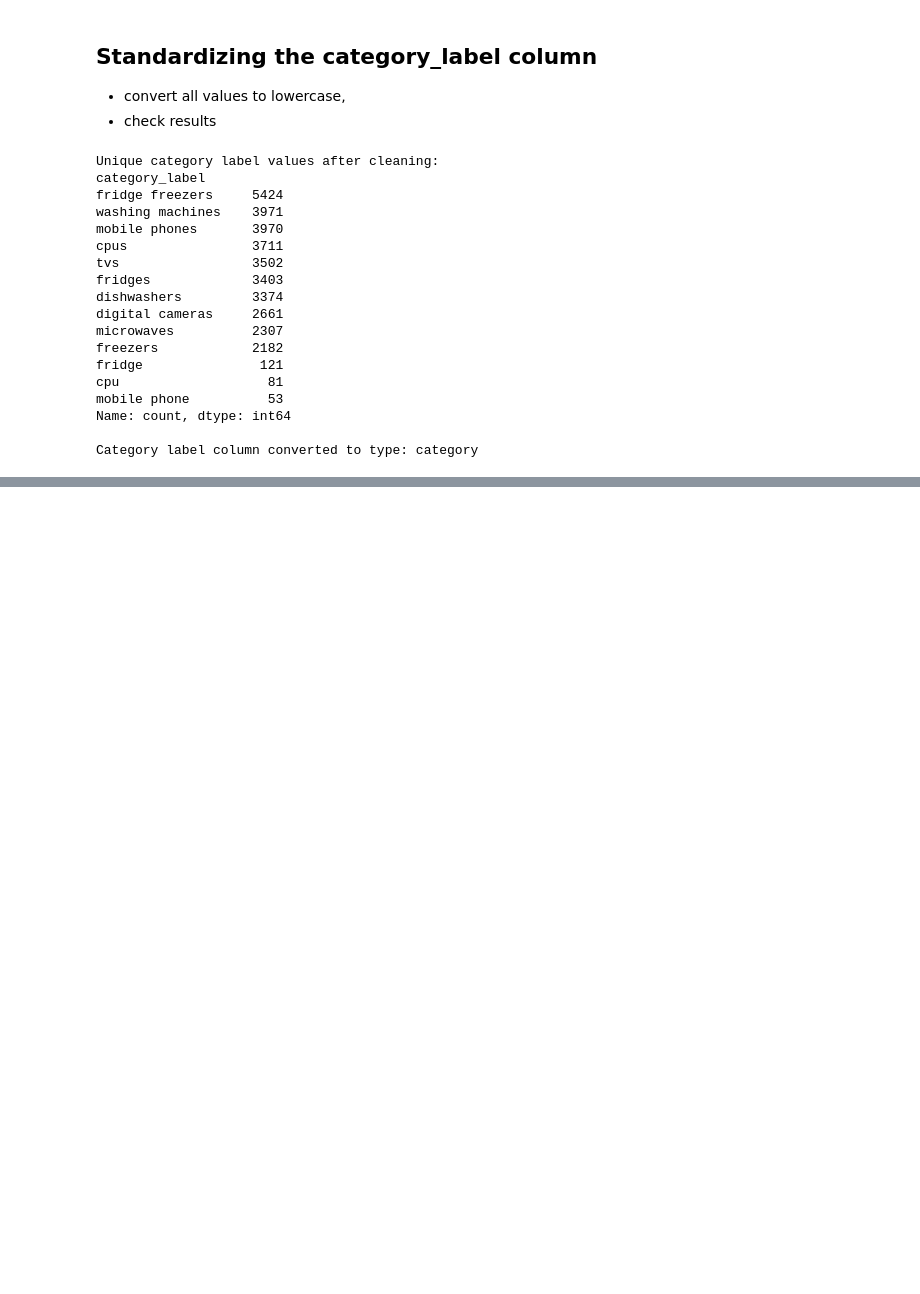
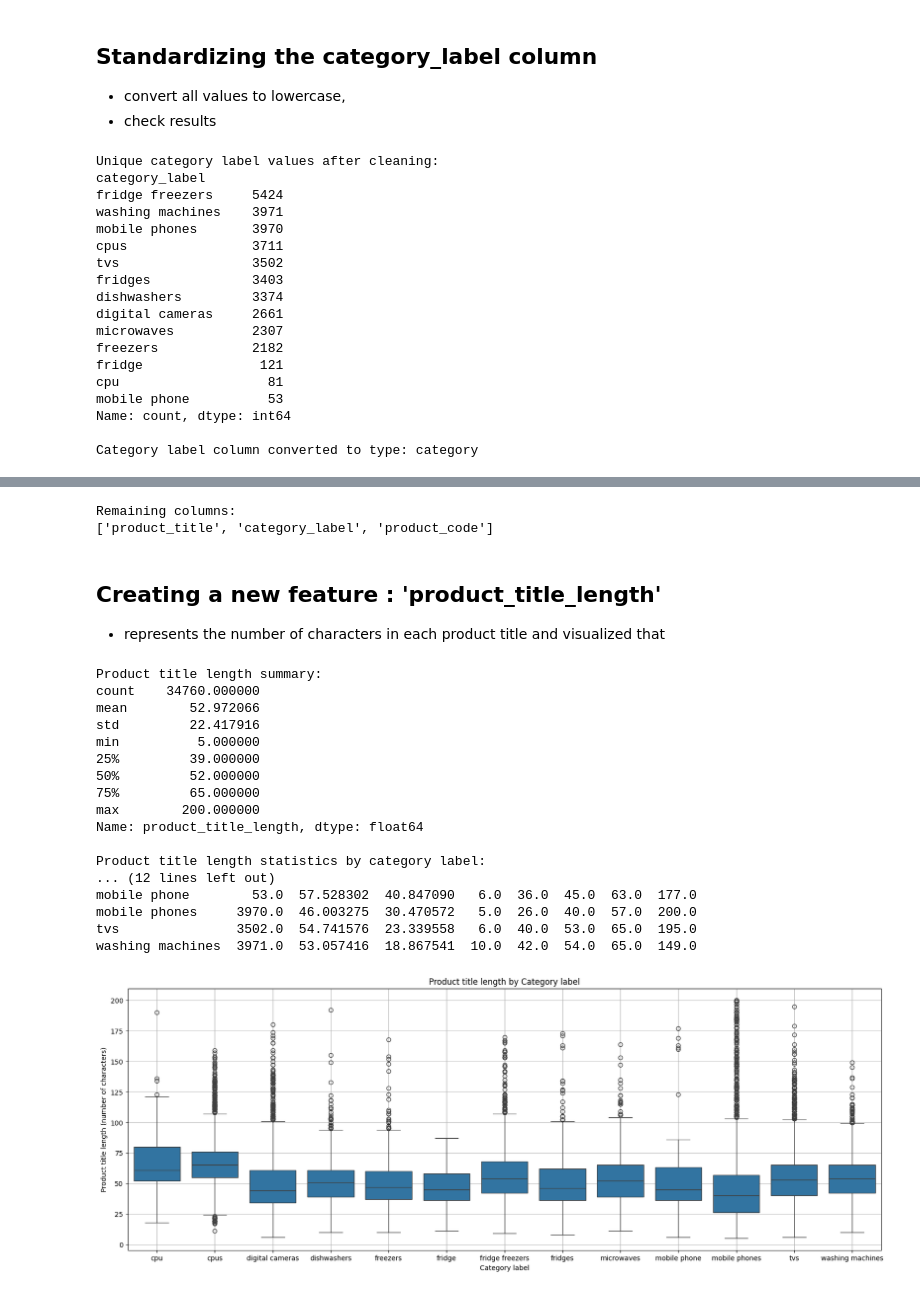
Before and after one commit to ialexbaltag/ml-product-prediction, a Jupyter notebook: notebook/ml_prediction_product.ipynb, the cells around one changed output, grey strips where cells are left out. Cells and saved outputs as stored; diff of their text form; code cells hidden in the pictures; blank space fills up the shorter version.

```diff
--- a/notebook/ml_prediction_product.ipynb
+++ b/notebook/ml_prediction_product.ipynb
@@ -322,0 +332,58 @@ Category label column converted to type: category
+# %%
+# Drop columns that are not useful for modeling
+df = df.drop(columns=['product_id', 'merchant_id','number_of_views', 'merchant_rating','listing_date'])
+
+# Preview remaining columns
+print("Remaining columns:")
+print(df.columns.tolist())
+# %% [output]
+Remaining columns:
+['product_title', 'category_label', 'product_code']
+# %% [markdown]
+## Creating a new feature : 'product_title_length'
+- represents the number of characters in each product title
+and visualized that
+# %%
+import seaborn as sns
+import matplotlib.pyplot as plt
+
+# Create new column with length of each product_title
+df['product_title_length'] = df['product_title'].astype(str).str.len()
+
+# Show basic stats
+print("Product title length summary:")
+print(df['product_title_length'].describe())
+print()
+# Group by category and describe product title length
+print("Product title length statistics by category label:")
+print()
+print(df.groupby('category_label', observed=False)['product_title_length'].describe())
+
+
+# Visualize distribution of product title length by category
+plt.figure(figsize=(20, 7))
+sns.boxplot(data=df, x='category_label', y='product_title_length')
+plt.title("Product title length by Category label")
+plt.xlabel("Category label")
+plt.ylabel("Product title length (number of characters)")
+plt.grid(True)
+plt.show()
+# %% [output]
+Product title length summary:
+count    34760.000000
+mean        52.972066
+std         22.417916
+min          5.000000
+25%         39.000000
+50%         52.000000
+75%         65.000000
+max        200.000000
+Name: product_title_length, dtype: float64
+
+Product title length statistics by category label:
+... (12 lines left out)
+mobile phone        53.0  57.528302  40.847090   6.0  36.0  45.0  63.0  177.0
+mobile phones     3970.0  46.003275  30.470572   5.0  26.0  40.0  57.0  200.0
+tvs               3502.0  54.741576  23.339558   6.0  40.0  53.0  65.0  195.0
+washing machines  3971.0  53.057416  18.867541  10.0  42.0  54.0  65.0  149.0
+[figure, added]
```
Also changed, not shown: parts of 6 cells of this notebook.
